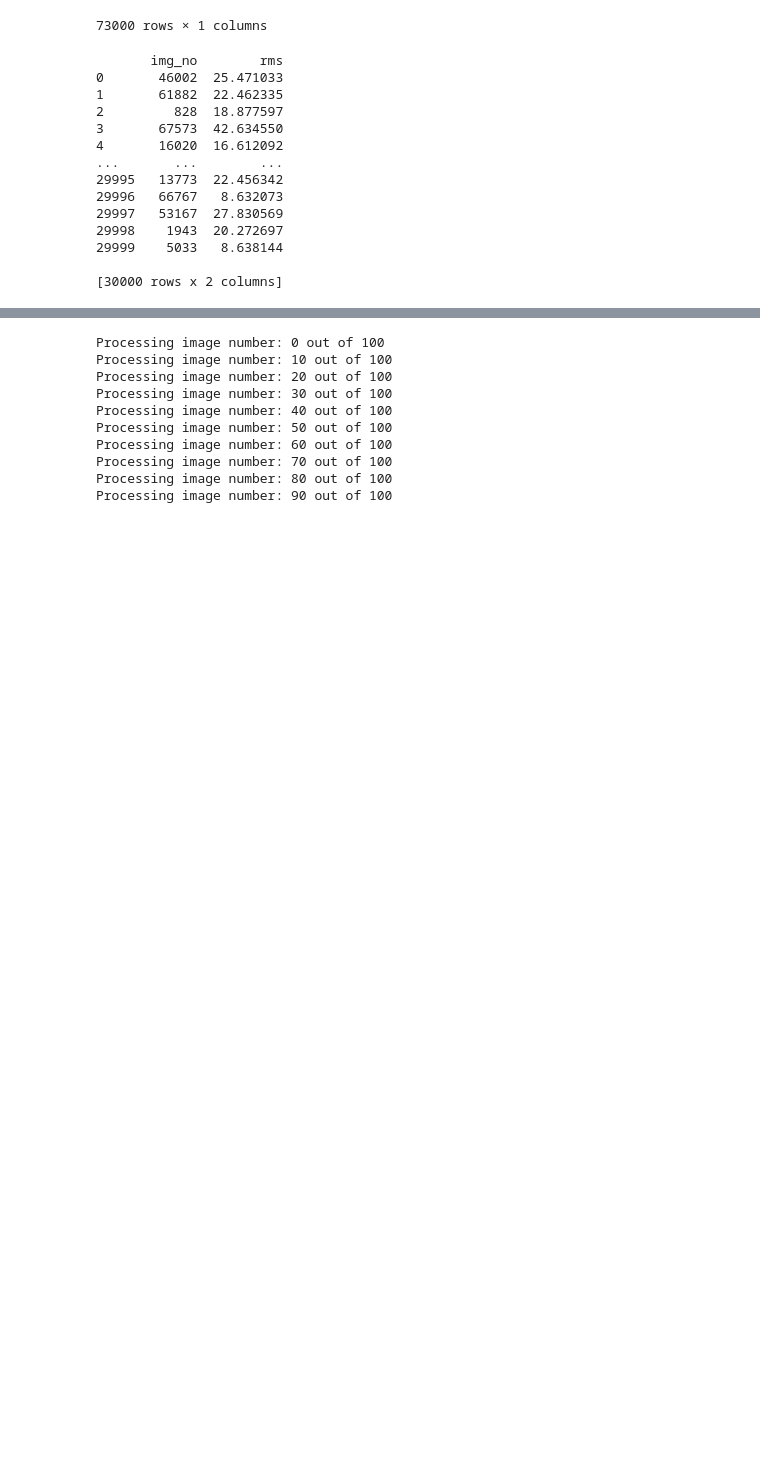
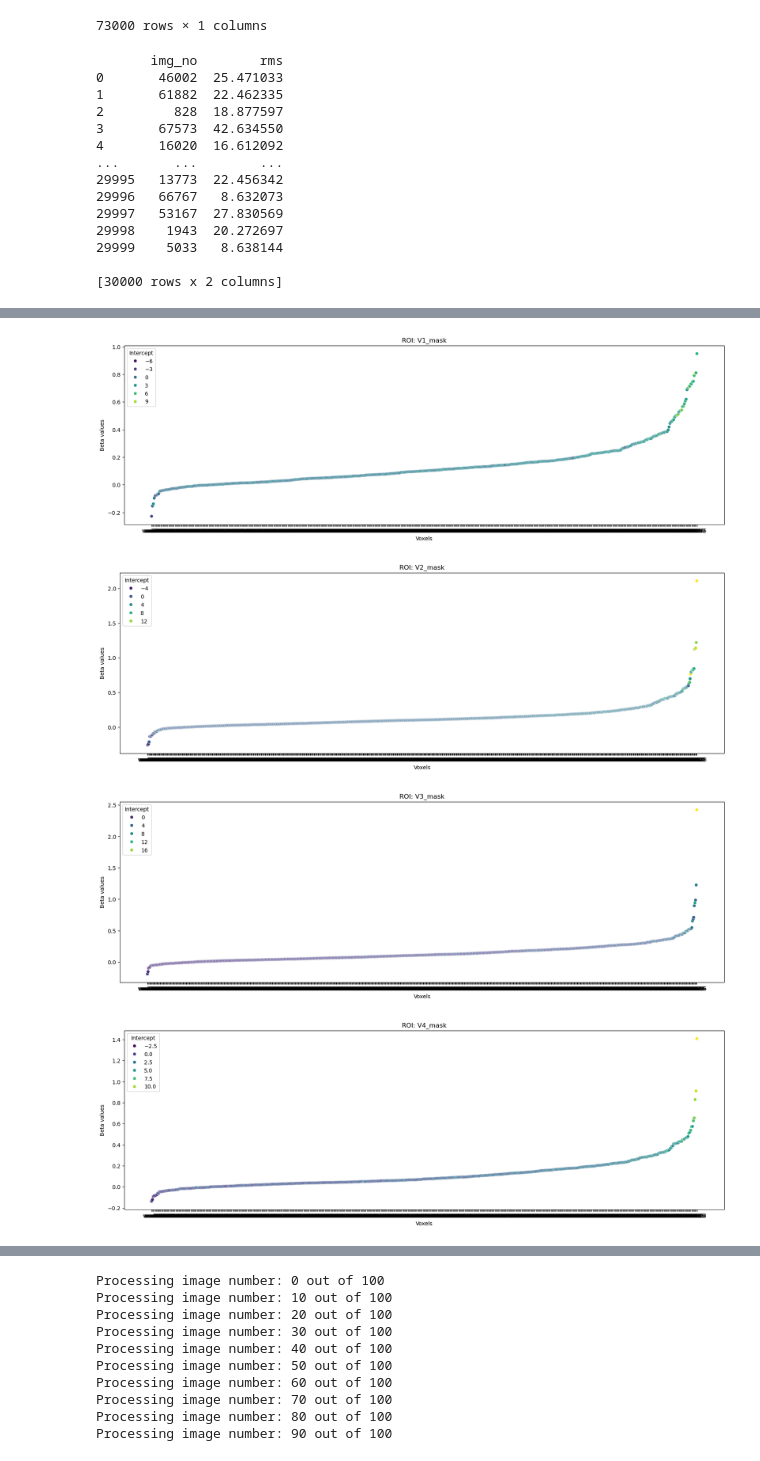
Before and after one commit to WiegerScheurer/spatpred, a Jupyter notebook: notebooks/construction_work.ipynb, the cells around one changed output, grey strips where cells are left out. Saved outputs shown, nothing was run; the diff lists cells and outputs as text; code cells hidden in the pictures; blank space fills up the shorter version.

```diff
--- a/notebooks/construction_work.ipynb
+++ b/notebooks/construction_work.ipynb
@@ -105,0 +275,36 @@ hrf_ses1 = nib.load('/home/rfpred/data/natural-scenes-dataset/nsddata_betas/ppda
+# %%
+import seaborn as sns
+import pandas as pd
+import matplotlib.pyplot as plt
+
+def plot_roi_scatter(reg_dict, roi):
+    voxels = reg_dict[roi]
+
+    # Create a DataFrame where each row corresponds to a voxel
+    df = pd.DataFrame(columns=['Voxel', 'Beta', 'Intercept'])
+    for voxel_name, voxel_data in voxels.items():
+        intercept = voxel_data['icept'].item() if isinstance(voxel_data['icept'], np.ndarray) else voxel_data['icept']
+        beta = voxel_data['beta'].item() if isinstance(voxel_data['beta'], np.ndarray) else voxel_data['beta']
+        df = pd.concat([df, pd.DataFrame({'Voxel': [voxel_name], 'Beta': [beta], 'Intercept': [intercept]})])
+
+    # Sort the DataFrame by beta values in ascending order
+    df = df.sort_values(by='Beta')
+
+    plt.figure(figsize=(20, 6))
+    sns.scatterplot(data=df, x='Voxel', y='Beta', hue='Intercept', palette='viridis')
+    plt.title(f'ROI: {roi}')
+    plt.xlabel('Voxels')
+    plt.ylabel('Beta values')
+    plt.show()
+
+    return voxels
+
+# Call the function for each ROI
+rois = ['V1_mask', 'V2_mask', 'V3_mask', 'V4_mask']  # replace with your actual ROIs
+for roi in rois:
+    kont = plot_roi_scatter(reg_dict, roi)
+# %% [output]
+[figure, added]
+[figure, added]
+[figure, added]
+[figure, added]
```
Also changed, not shown: parts of 24 cells of this notebook, 5 other files.
